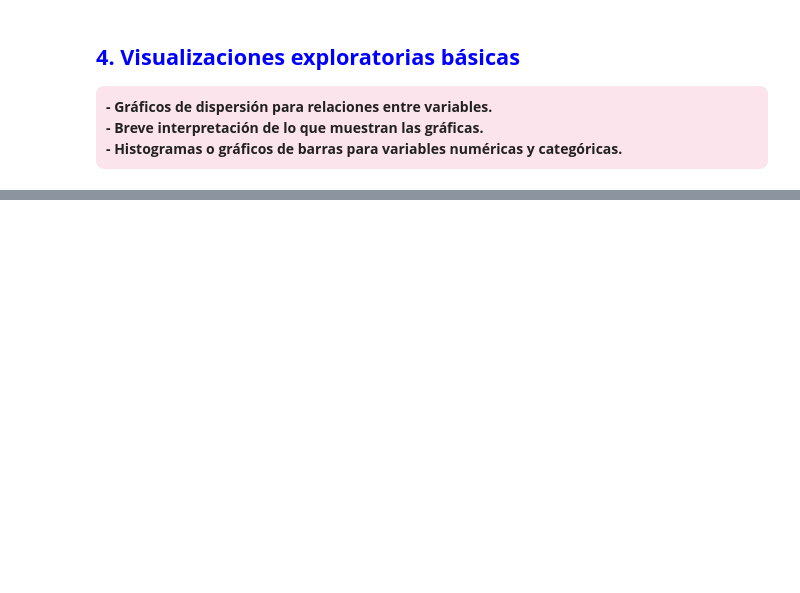
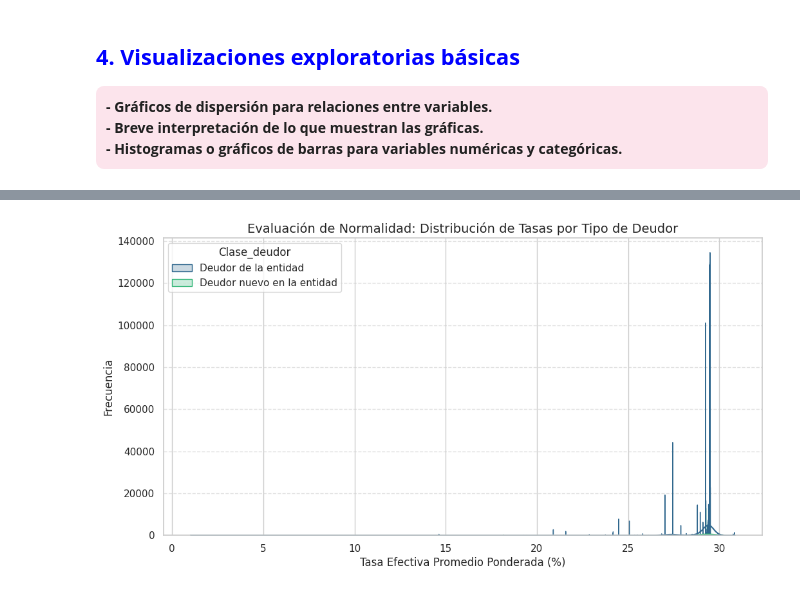
Before and after one commit to HesychastCs/fndDatos2026S1, a Jupyter notebook: sp_1_katherine_rodriguez_vanessa_tocasuche.ipynb, the cells around one changed output, grey strips where cells are left out. Drawn from its saved outputs; the diff is of its cells as text; code cells hidden in the pictures; blank space fills up the shorter version.

```diff
--- a/sp_1_katherine_rodriguez_vanessa_tocasuche.ipynb
+++ b/sp_1_katherine_rodriguez_vanessa_tocasuche.ipynb
@@ -717,0 +777,18 @@ Variables oject e int64:
+# %%
+# Filtramos las tasas mayores a 1 para evitar el sesgo del cero y ver la distribución real
+df_filtered = df[df['Tasa_efectiva_promedio_ponderada'] > 1]
+
+plt.figure(figsize=(12, 6))
+
+# Graficamos la distribución para evaluar normalidad
+sns.histplot(data=df_filtered, x='Tasa_efectiva_promedio_ponderada',
+             hue='Clase_deudor', kde=True, element="step", palette='viridis')
+
+plt.title('Evaluación de Normalidad: Distribución de Tasas por Tipo de Deudor', fontsize=14)
+plt.xlabel('Tasa Efectiva Promedio Ponderada (%)', fontsize=12)
+plt.ylabel('Frecuencia', fontsize=12)
+plt.grid(axis='y', linestyle='--', alpha=0.6)
+
+plt.show()
+# %% [output]
+[figure, added]
```
Also changed, not shown: parts of 17 cells of this notebook.
